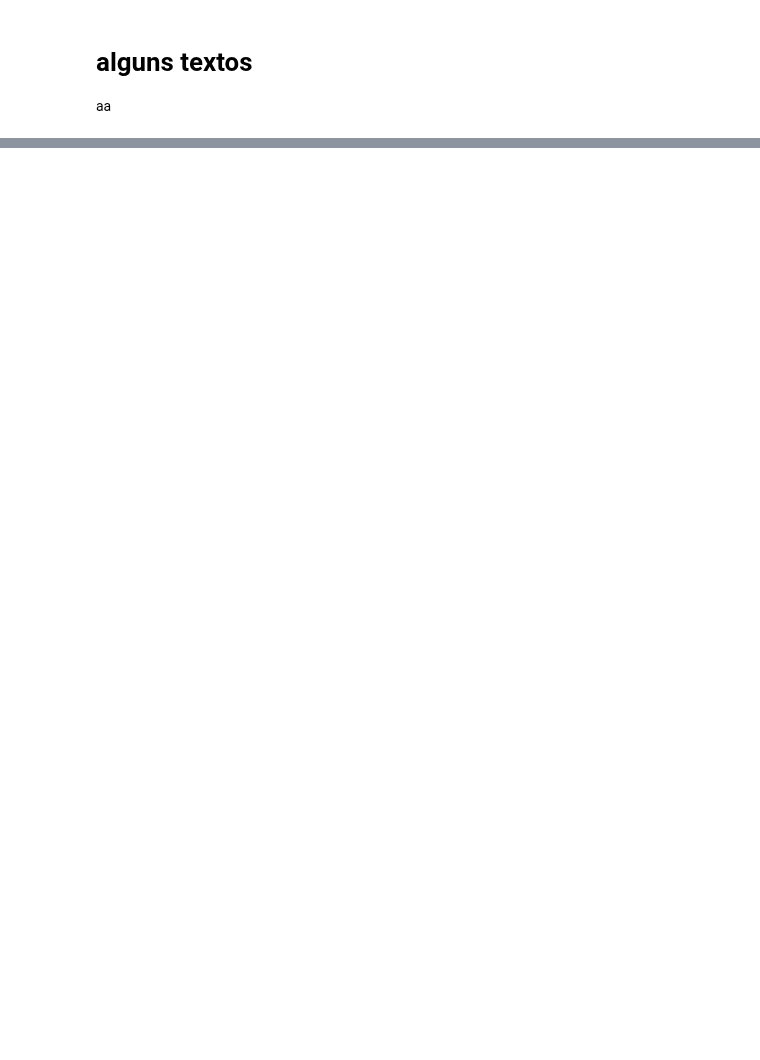
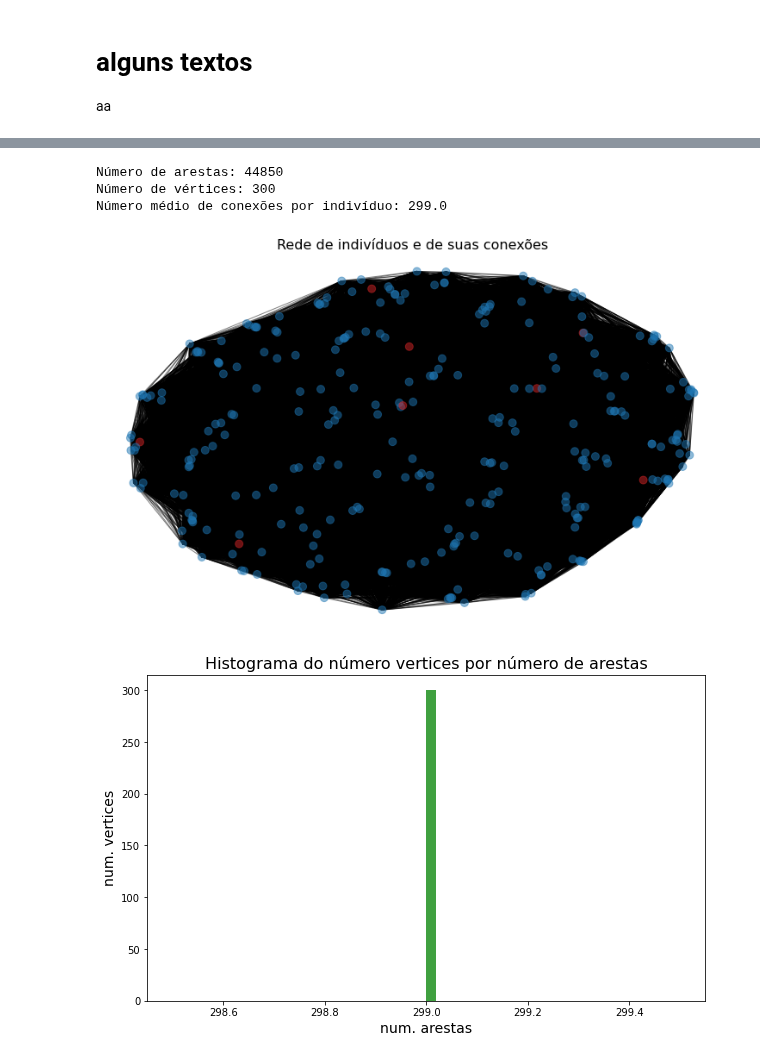
Before and after one commit to Modelagem-Covid-19-RJ/covid19, a Jupyter notebook: modelos/Factory/agent_based/SEIR-QAD_jia_grafos.ipynb, the cells around one changed output, grey strips where cells are left out. Saved outputs shown, nothing was run; the diff lists cells and outputs as text; code cells hidden in the pictures; blank space fills up the shorter version.

Commit message:
SEIR-QAD_jia_grafos

```diff
--- a/modelos/Factory/agent_based/SEIR-QAD_jia_grafos.ipynb
+++ b/modelos/Factory/agent_based/SEIR-QAD_jia_grafos.ipynb
@@ -117,4 +58,37 @@ def evolucao_SEIRQAD(pop_0, beta, theta, p, lamb, sigma, rho, epsA, gammaA, epsI
 # %%
+def evolucao_SEIRD(pop_0, beta, delta,gamma, d, tempos, plot=False):
+
+    SEIRD_Compartimental = namedtuple('SEIRD_Compartimental',
+                                 [
+                                     'pop_0',
+                                     'num_pop',
+                                     'beta',
+                                     'delta',
+                                     'gamma',
+                                     'd',
+                                     't_instantes',
+                                     'S',
+                                     'E',
+                                     'I',
+                                     'R',
+                                     'D',
+                                     'X'
+                                 ])
+
+    def diferencial(t, X, N, beta, delta, gamma, d):
+        S, E, I, R, D = X
+        dXdt = [- beta*I*S/N, beta*I*S/N - delta*E, delta*E - gamma*I - d*I, gamma*I, d*I]
+        return dXdt
+
+    num_pop = sum(pop_0)
+    y0 = [num_pop, 0, 8, 0, 0]
+    sol = solve_ivp(diferencial, t_span=[tempos[0],tempos[-1]],
+                    y0 = y0, t_eval = tempos,
+                    args=(num_pop, beta, delta, gamma, d))
+
+    resultado = SEIRD_Compartimental(pop_0, num_pop, beta, delta, gamma, d, tempos,
+                                   sol.y[0], sol.y[1], sol.y[2], sol.y[3], sol.y[4],sol)
+    return resultado
 def analise_grafo(G, info=True, node_size=0, pos=None, hist=False):
 
     num_vertices = G.number_of_nodes()
@@ -128,7 +102,7 @@ def analise_grafo(G, info=True, node_size=0, pos=None, hist=False):
         print(f'Número médio de conexões por indivíduo: {num_medio_conexoes:.1f}')
 
     if node_size:
-        color = ['tab:blue', 'tab:red', 'tab:green', 'tab:orange', 'tab:pink', 'tab:purple', 'tab:brown']
+        color = ['tab:blue', 'tab:purple','tab:red', 'tab:green', 'tab:brown']
         pop_estado = nx.get_node_attributes(G,'estado')
         color_map = [color[pop_estado[j]-1] for j in range(num_vertices)]
         plt.figure(figsize=(10,6))
@@ -587,0 +393,11 @@ array([0.70252813, 0.41059049, 0.18816847, 0.88813461, 0.79877876])
+# %%
+G_r = nx.random_regular_graph(d=num_pop-1, n=num_pop, seed=12)
+nx.set_node_attributes(G_r, attr_pop_0)
+
+num_medio_conexoes_r = analise_grafo(G_r, info=True, node_size=80, pos=None, hist=True)
+# %% [output]
+Número de arestas: 44850
+Número de vértices: 300
+Número médio de conexões por indivíduo: 299.0
+[figure, added]
+[figure, added]
```
Also changed, not shown: parts of 20 cells of this notebook, 1 other file.
